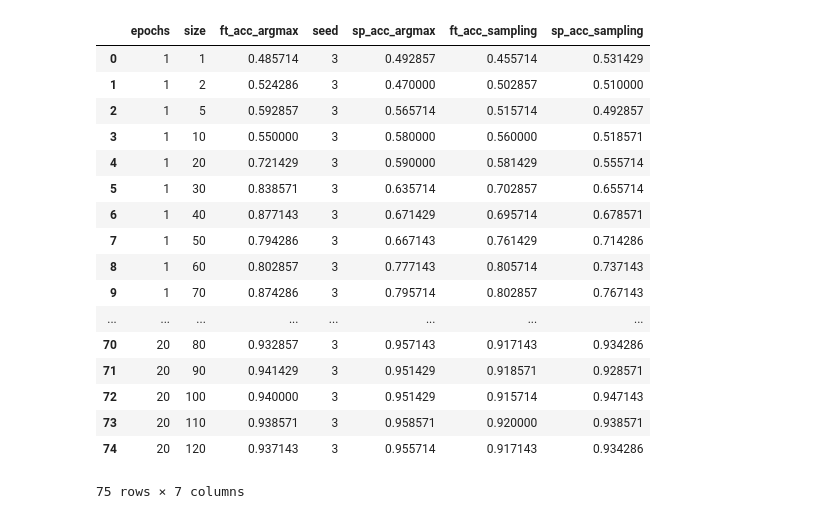
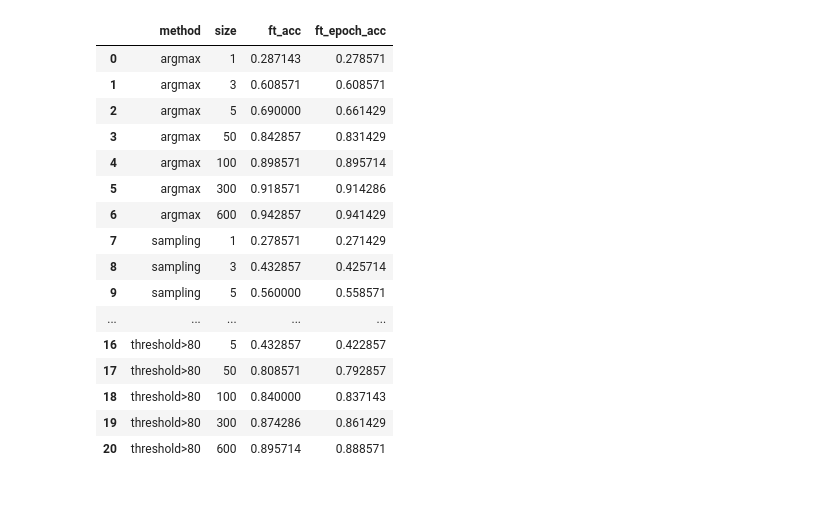
Before and after one commit to silky/hmd-pytorch, a Jupyter notebook: notebooks/analysis.ipynb, the cells around one changed output. Cells and saved outputs as stored; diff of their text form; code cells hidden in the pictures.

```diff
--- a/notebooks/analysis.ipynb
+++ b/notebooks/analysis.ipynb
@@ -12,31 +12,27 @@ df = load_data()
-# %%
-# Average over epochs
-df = df.groupby(["epochs", "size", "method"], as_index=False).mean()
-
-dff = pd.merge( df[df.method == "argmax"]
-        , df[df.method == "sampling"]
-        , left_on  =["epochs", "seed", "size"]
-        , right_on =["epochs", "seed", "size"]
-        , suffixes=["_argmax", "_sampling"]
-        ).drop(columns=["method_argmax", "method_sampling"])
-dff
-# %% [output]
-|  | epochs | size | ft_acc_argmax | seed | sp_acc_argmax | ft_acc_sampling | sp_acc_sampling |
-| 0 | 1 | 1 | 0.485714 | 3 | 0.492857 | 0.455714 | 0.531429 |
-| 1 | 1 | 2 | 0.524286 | 3 | 0.470000 | 0.502857 | 0.510000 |
-| 2 | 1 | 5 | 0.592857 | 3 | 0.565714 | 0.515714 | 0.492857 |
-| 3 | 1 | 10 | 0.550000 | 3 | 0.580000 | 0.560000 | 0.518571 |
-| 4 | 1 | 20 | 0.721429 | 3 | 0.590000 | 0.581429 | 0.555714 |
-| 5 | 1 | 30 | 0.838571 | 3 | 0.635714 | 0.702857 | 0.655714 |
-| 6 | 1 | 40 | 0.877143 | 3 | 0.671429 | 0.695714 | 0.678571 |
-| 7 | 1 | 50 | 0.794286 | 3 | 0.667143 | 0.761429 | 0.714286 |
-| 8 | 1 | 60 | 0.802857 | 3 | 0.777143 | 0.805714 | 0.737143 |
-| 9 | 1 | 70 | 0.874286 | 3 | 0.795714 | 0.802857 | 0.767143 |
-| ... | ... | ... | ... | ... | ... | ... | ... |
-| 70 | 20 | 80 | 0.932857 | 3 | 0.957143 | 0.917143 | 0.934286 |
-| 71 | 20 | 90 | 0.941429 | 3 | 0.951429 | 0.918571 | 0.928571 |
-| 72 | 20 | 100 | 0.940000 | 3 | 0.951429 | 0.915714 | 0.947143 |
-| 73 | 20 | 110 | 0.938571 | 3 | 0.958571 | 0.920000 | 0.938571 |
-| 74 | 20 | 120 | 0.937143 | 3 | 0.955714 | 0.917143 | 0.934286 |
-75 rows × 7 columns
+# %%
+df = load_data()
+
+df = df.drop(columns="epochs")
+# Average over the seed.
+df = df.groupby(["method", "size"]).mean().reset_index()
+df = df.drop(columns="seed")
+df
+# %% [output]
+|  | method | size | ft_acc | ft_epoch_acc |
+| 0 | argmax | 1 | 0.287143 | 0.278571 |
+| 1 | argmax | 3 | 0.608571 | 0.608571 |
+| 2 | argmax | 5 | 0.690000 | 0.661429 |
+| 3 | argmax | 50 | 0.842857 | 0.831429 |
+| 4 | argmax | 100 | 0.898571 | 0.895714 |
+| 5 | argmax | 300 | 0.918571 | 0.914286 |
+| 6 | argmax | 600 | 0.942857 | 0.941429 |
+| 7 | sampling | 1 | 0.278571 | 0.271429 |
+| 8 | sampling | 3 | 0.432857 | 0.425714 |
+| 9 | sampling | 5 | 0.560000 | 0.558571 |
+| ... | ... | ... | ... | ... |
+| 16 | threshold>80 | 5 | 0.432857 | 0.422857 |
+| 17 | threshold>80 | 50 | 0.808571 | 0.792857 |
+| 18 | threshold>80 | 100 | 0.840000 | 0.837143 |
+| 19 | threshold>80 | 300 | 0.874286 | 0.861429 |
+| 20 | threshold>80 | 600 | 0.895714 | 0.888571 |
 # %%
```
Also changed, not shown: parts of 6 cells of this notebook, 1 other file.
